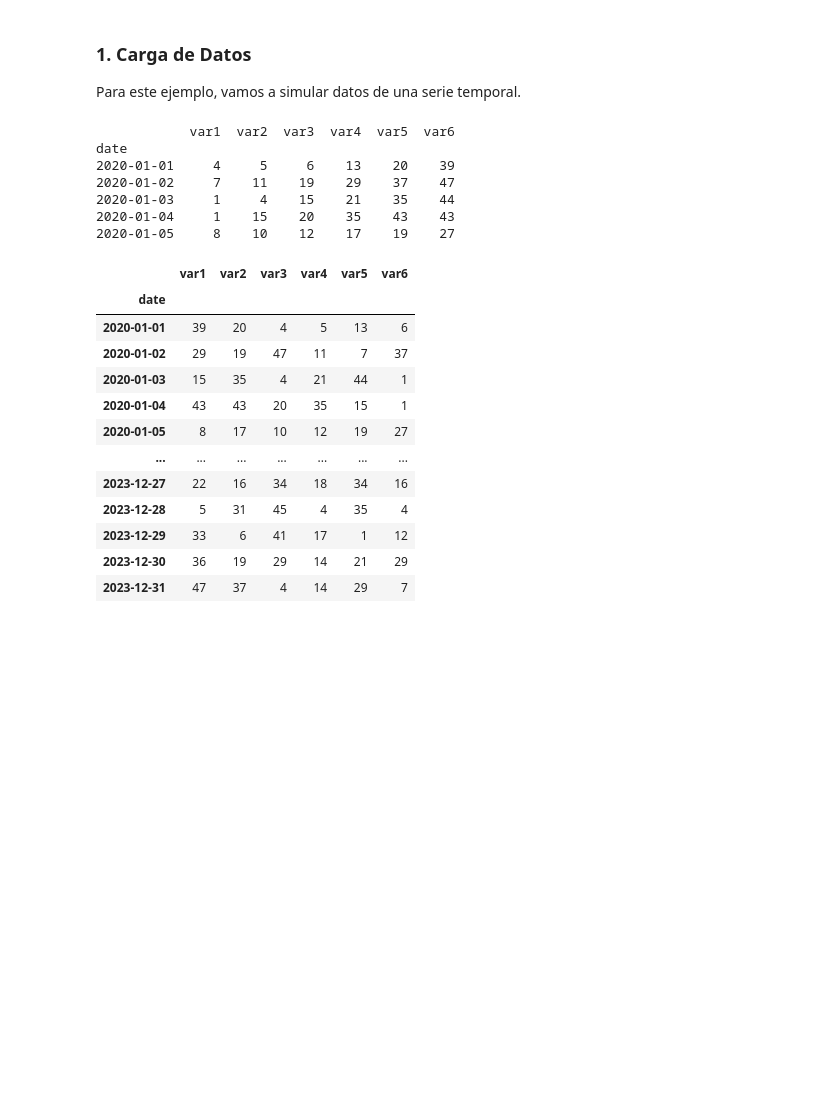
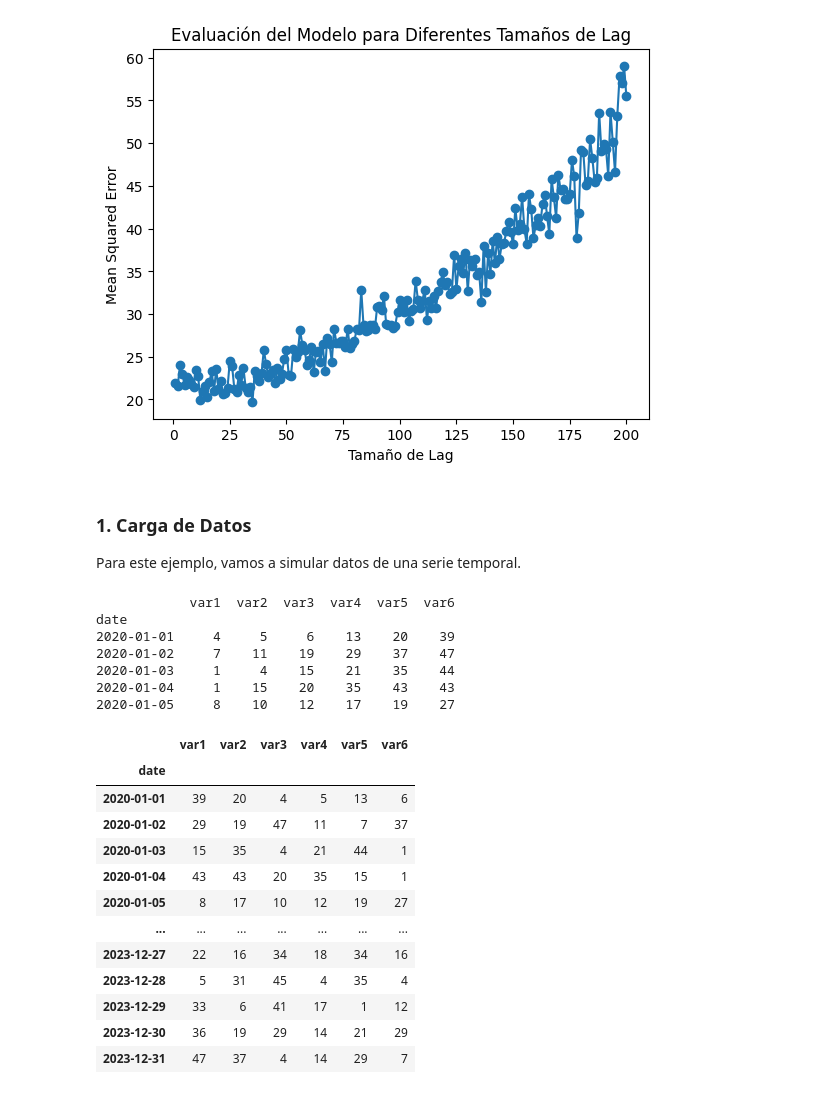
Before and after one commit to a-nt-1/jupyter2, a Jupyter notebook: Prediccion series temporales AI.ipynb, the cells around one changed output. Saved outputs shown, nothing was run; the diff lists cells and outputs as text; code cells hidden in the pictures; blank space fills up the shorter version.

```diff
--- a/Prediccion series temporales AI.ipynb
+++ b/Prediccion series temporales AI.ipynb
@@ -11,3 +11,87 @@ from sklearn.linear_model import LinearRegression
 from sklearn.metrics import mean_squared_error
 import warnings
 warnings.filterwarnings('ignore')
+# %%
+# Importamos las librerías necesarias
+import pandas as pd
+import numpy as np
+import matplotlib.pyplot as plt
+from sklearn.model_selection import train_test_split
+from sklearn.preprocessing import StandardScaler
+from sklearn.linear_model import LinearRegression
+from sklearn.metrics import mean_squared_error
+import tensorflow as tf
+from tensorflow.keras.models import Sequential
+from tensorflow.keras.layers import Dense, LSTM
+import matplotlib.pyplot as plt
+import requests
+from io import BytesIO
+
+# Descargar el archivo Excel desde la URL
+# Descargar el fichero de la URL
+url = "https://docs.google.com/spreadsheets/d/e/2PACX-1vQALTRaLDFfhXOAQmeONPqmFKm9yOiQ4W97rhWgR41BZ7czFsjK5YktD6fnETKHGB9YUnyQ4XBSbhZx/pub?output=xlsx"
+response = requests.get(url)
+file = BytesIO(response.content)
+
+# Leer el fichero en un DataFrame de pandas
+df = pd.read_excel(file)
+df
+
+# cambiamos el nombre de las columnas
+df.rename(columns={"COMB. GANADORA":"N1", "Unnamed: 2":"N2", "Unnamed: 3":"N3", "Unnamed: 4":"N4", "Unnamed: 5":"N5", "Unnamed: 6":"N6"} , inplace=True)
+df
+
+#eliminamos las celdas nan
+df.dropna(how="any", inplace=True)
+
+# Aseguramos que el índice es una serie temporal si no lo es ya
+df['FECHA'] = pd.to_datetime(df['FECHA'])
+df.set_index('FECHA', inplace=True)
+
+# Función para crear características de lag
+def create_lag_features(df, lags=1):
+    lagged_features = pd.DataFrame(index=df.index)
+    for var in df.columns:
+        for lag in range(1, lags + 1):
+            lagged_features[f'{var}_lag{lag}'] = df[var].shift(lag)
+    return lagged_features
+# Evaluación del modelo para diferentes tamaños de lag
+results = {}
+max_lag = 200  # Puedes ajustar este valor
+
+for lags in range(1, max_lag + 1):
+    lagged_df = create_lag_features(df, lags)
+    combined_df = pd.concat([df, lagged_df], axis=1).dropna()
+
+    #EVALUAR EL COMPORTAMIENTO DE ESTE CÓDIGO
+    X = combined_df.drop('N1', axis=1)
+    y = combined_df['N1']
+    combined_df
+
+
+    X_train, X_test, y_train, y_test = train_test_split(X, y, test_size=0.2, random_state=42)
+
+    scaler = StandardScaler()
+    X_train_scaled = scaler.fit_transform(X_train)
+    X_test_scaled = scaler.transform(X_test)
+
+    model = LinearRegression()
+    model.fit(X_train_scaled, y_train)
+
+    y_pred = model.predict(X_test_scaled)
+
+    mse = mean_squared_error(y_test, y_pred)
+    results[lags] = mse
+    print(f"Lag {lags} - Mean Squared Error: {mse}")
+
+# Determinación del mejor tamaño de lag
+best_lag = min(results, key=results.get)
+print(f"\nEl mejor tamaño de lag es: {best_lag} con un MSE de {results[best_lag]}")
+
+# Visualización de los resultados
+plt.plot(list(results.keys()), list(results.values()), marker='o')
+plt.xlabel('Tamaño de Lag')
+plt.ylabel('Mean Squared Error')
+plt.title('Evaluación del Modelo para Diferentes Tamaños de Lag')
+plt.show()
+# %% [output]
@@ -13,0 +115 @@ warnings.filterwarnings('ignore')
+[figure, added]
```
Also changed, not shown: parts of 2 cells of this notebook.
